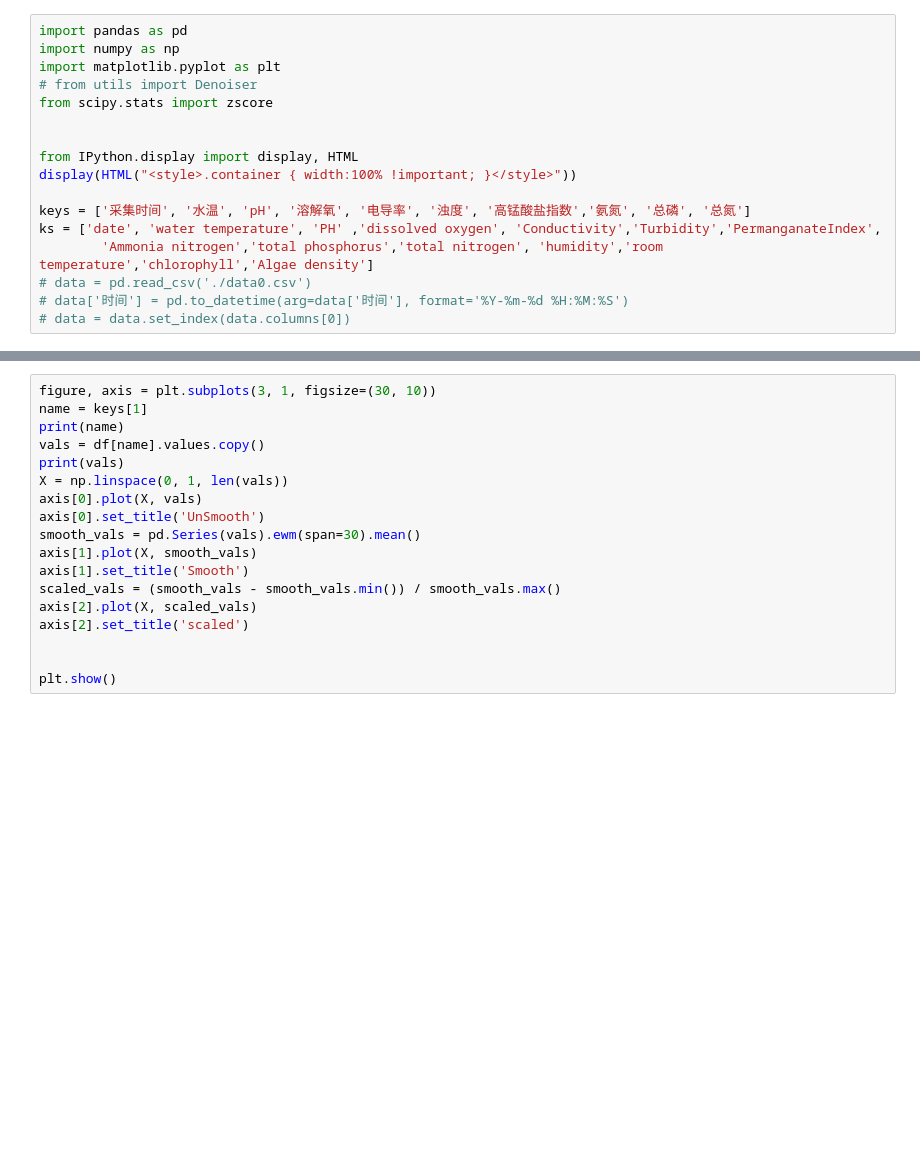
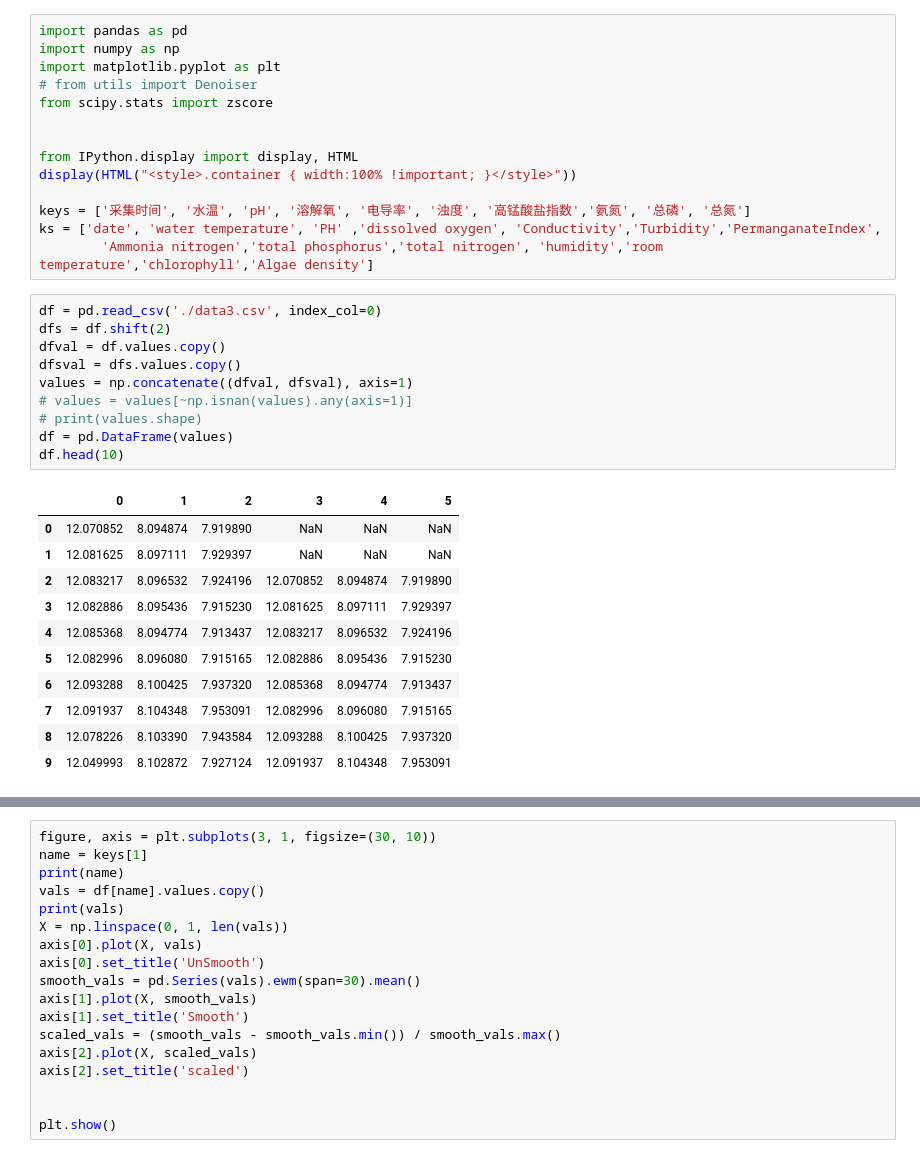
Before and after one commit to dljjqy/UnderWater, a Jupyter notebook: test.ipynb, the cells around one changed output, grey strips where cells are left out. Cells and saved outputs as stored; diff of their text form; blank space fills up the shorter version.

```diff
--- a/test.ipynb
+++ b/test.ipynb
@@ -12,7 +12,26 @@ display(HTML("<style>.container { width:100% !important; }</style>"))
 keys = ['采集时间', '水温', 'pH', '溶解氧', '电导率', '浊度', '高锰酸盐指数','氨氮', '总磷', '总氮']
 ks = ['date', 'water temperature', 'PH' ,'dissolved oxygen', 'Conductivity','Turbidity','PermanganateIndex',
         'Ammonia nitrogen','total phosphorus','total nitrogen', 'humidity','room temperature','chlorophyll','Algae density']
-# data = pd.read_csv('./data0.csv')
-# data['时间'] = pd.to_datetime(arg=data['时间'], format='%Y-%m-%d %H:%M:%S')
-# data = data.set_index(data.columns[0])
+# %%
+df = pd.read_csv('./data3.csv', index_col=0)
+dfs = df.shift(2)
+dfval = df.values.copy()
+dfsval = dfs.values.copy()
+values = np.concatenate((dfval, dfsval), axis=1)
+# values = values[~np.isnan(values).any(axis=1)]
+# print(values.shape)
+df = pd.DataFrame(values)
+df.head(10)
+# %% [output]
+|  | 0 | 1 | 2 | 3 | 4 | 5 |
+| 0 | 12.070852 | 8.094874 | 7.919890 | NaN | NaN | NaN |
+| 1 | 12.081625 | 8.097111 | 7.929397 | NaN | NaN | NaN |
+| 2 | 12.083217 | 8.096532 | 7.924196 | 12.070852 | 8.094874 | 7.919890 |
+| 3 | 12.082886 | 8.095436 | 7.915230 | 12.081625 | 8.097111 | 7.929397 |
+| 4 | 12.085368 | 8.094774 | 7.913437 | 12.083217 | 8.096532 | 7.924196 |
+| 5 | 12.082996 | 8.096080 | 7.915165 | 12.082886 | 8.095436 | 7.915230 |
+| 6 | 12.093288 | 8.100425 | 7.937320 | 12.085368 | 8.094774 | 7.913437 |
+| 7 | 12.091937 | 8.104348 | 7.953091 | 12.082996 | 8.096080 | 7.915165 |
+| 8 | 12.078226 | 8.103390 | 7.943584 | 12.093288 | 8.100425 | 7.937320 |
+| 9 | 12.049993 | 8.102872 | 7.927124 | 12.091937 | 8.104348 | 7.953091 |
 # %%
```
Also changed, not shown: parts of 1 cell of this notebook, 3 other files.
